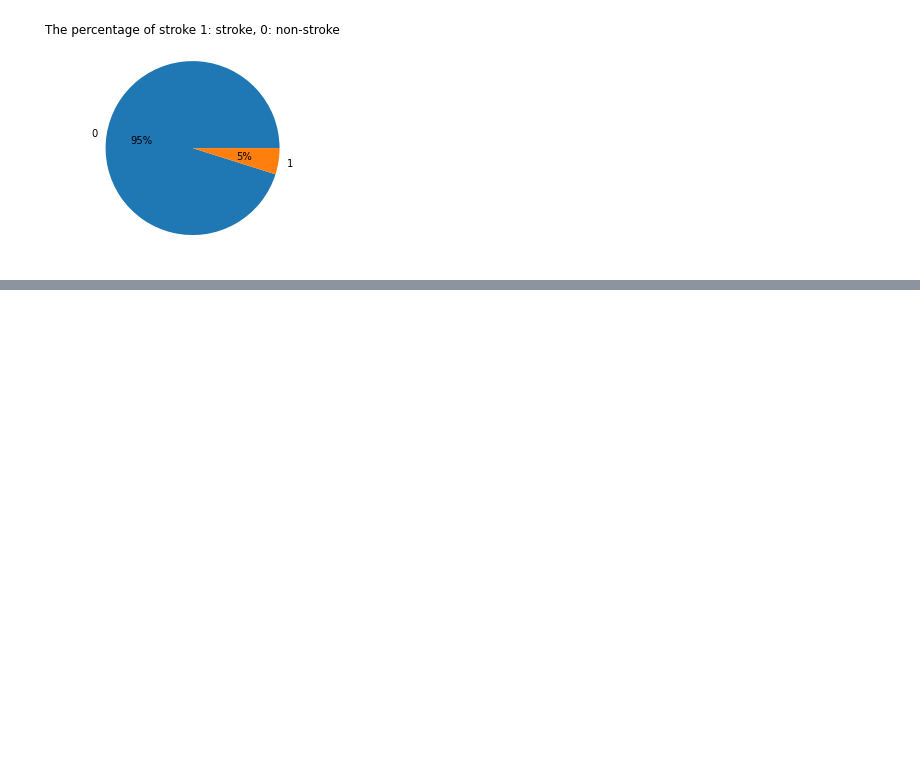
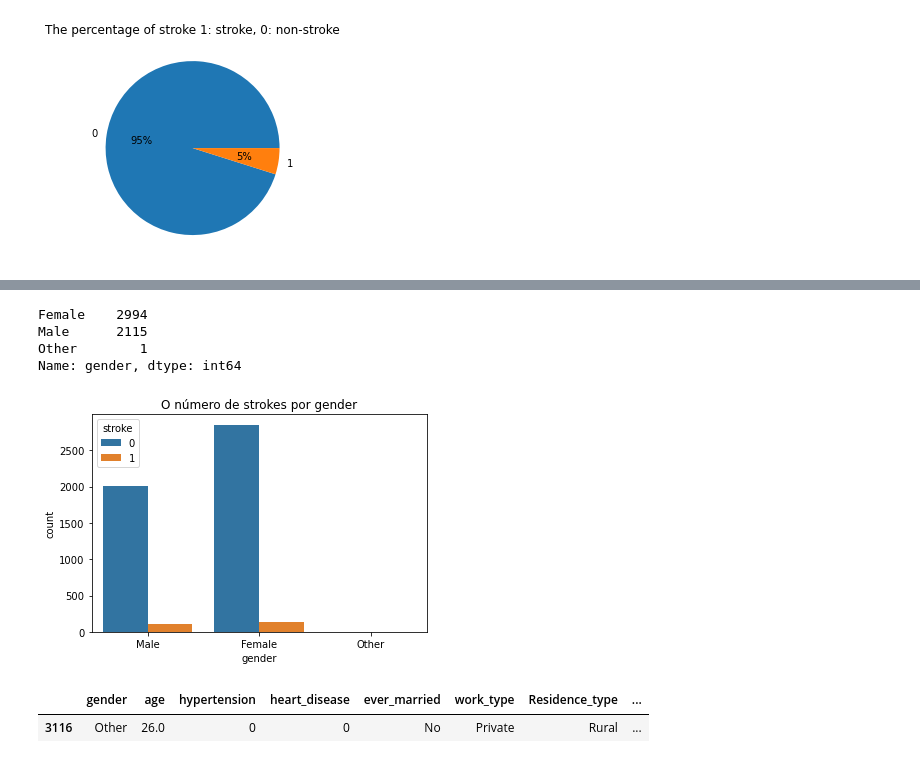
Before and after one commit to OriamDev/Projeto_ML, a Jupyter notebook: ML_M1.ipynb, the cells around one changed output, grey strips where cells are left out. Saved outputs shown, nothing was run; the diff lists cells and outputs as text; code cells hidden in the pictures; blank space fills up the shorter version.

```diff
--- a/ML_M1.ipynb
+++ b/ML_M1.ipynb
@@ -87,3 +109,8 @@ bmi                  201
 smoking_status         0
 stroke                 0
 dtype: int64
+# %%
+#9. Romove id column
+
+df = df.drop(['id'], axis=1)
+df
@@ -95,11 +145,3 @@ plt.pie(data, labels=labels, autopct='%.0f%%')
 plt.title("The percentage of stroke 1: stroke, 0: non-stroke");
 # %% [output]
 [figure]
-# %%
-# a short look into the number of each categorical features grouped by stroke variable.
-sns.set_theme(style = 'darkgrid')
-for i in dataset.columns[:-1]:  # exclude stroke column
-    if (dataset[i].dtype == 'object') or (dataset[i].dtype == 'int64'):
-            sns.countplot(data = dataset, x = i, hue = 'stroke')
-            plt.title('The number of the samples with {} based on stroke'.format(i))
-            plt.show()
@@ -114,0 +148,19 @@ for i in dataset.columns[:-1]:  # exclude stroke column
+# %%
+df['gender'].value_counts()
+# %% [output]
+Female    2994
+Male      2115
+Other        1
+Name: gender, dtype: int64
+# %%
+sns.countplot(data = df, x = 'gender', hue = 'stroke')
+plt.title('O número de strokes por gender')
+plt.show()
+# %% [output]
+[figure, added]
+# %%
+filterDfByGender = df[df['gender'] == 'Other']
+filterDfByGender
+# %% [output]
+|  | gender | age | hypertension | heart_disease | ever_married | work_type | Residence_type | ... |
+| 3116 | Other | 26.0 | 0 | 0 | No | Private | Rural | ... |
```
Also changed, not shown: parts of 46 cells of this notebook.
